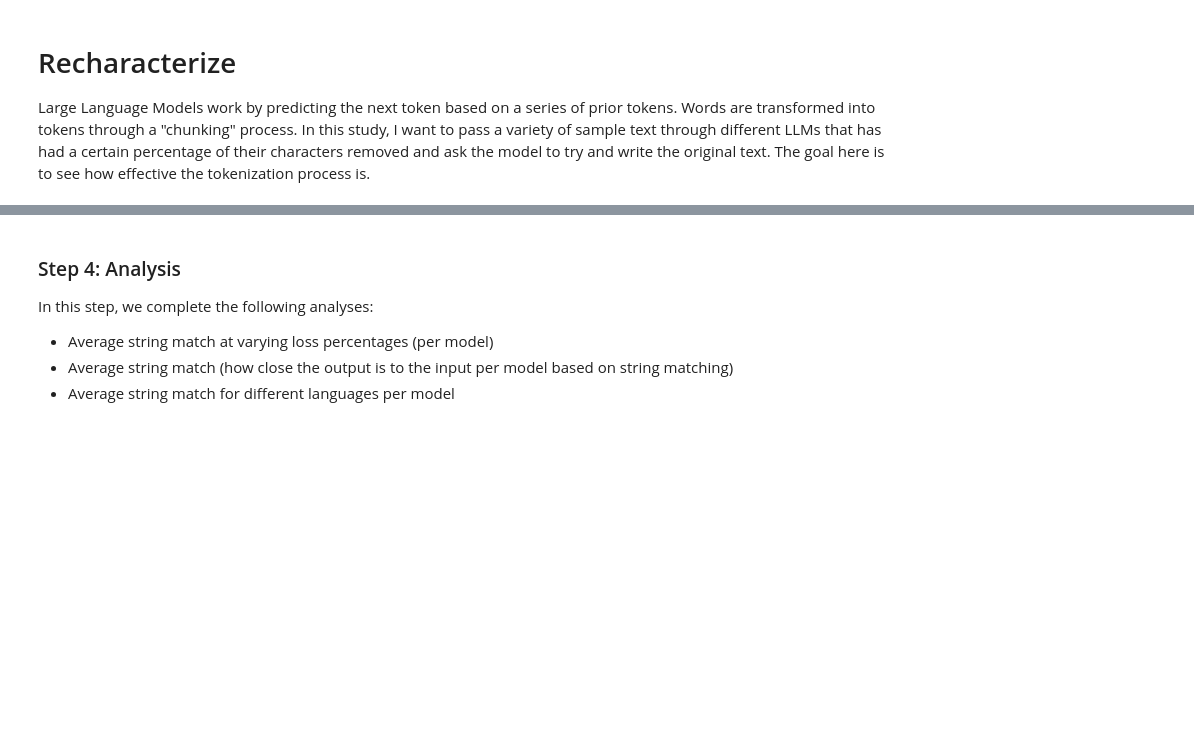
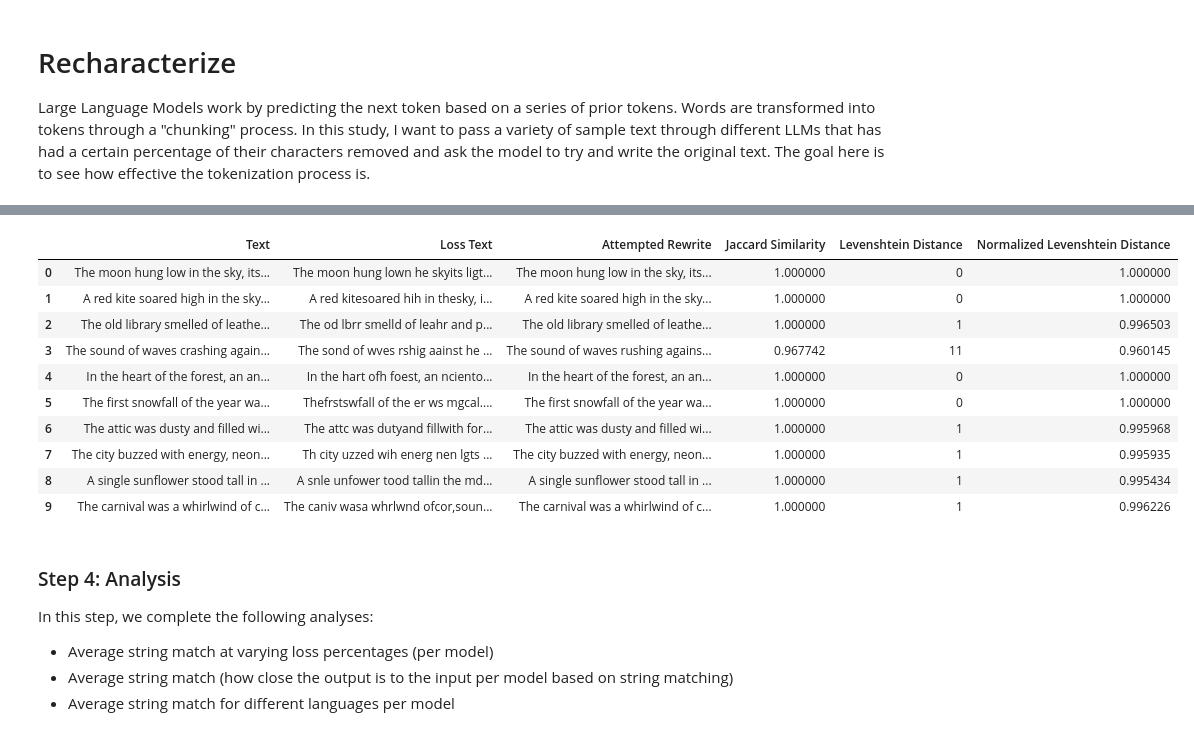
Before and after one commit to callahan2500/recharacterize, a Jupyter notebook: analysis.ipynb, the cells around one changed output, grey strips where cells are left out. Drawn from its saved outputs; the diff is of its cells as text; code cells hidden in the pictures; blank space fills up the shorter version.

```diff
--- a/analysis.ipynb
+++ b/analysis.ipynb
@@ -119,3 +506,17 @@ KeyboardInterrupt:
+# %%
+test_character_loss_anthropic
+# %% [output]
+|  | Text | Loss Text | Attempted Rewrite | Jaccard Similarity | Levenshtein Distance | Normalized Levenshtein Distance |
+| 0 | The moon hung low in the sky, its... | The moon hung lown he skyits ligt... | The moon hung low in the sky, its... | 1.000000 | 0 | 1.000000 |
+| 1 | A red kite soared high in the sky... | A red kitesoared hih in thesky, i... | A red kite soared high in the sky... | 1.000000 | 0 | 1.000000 |
+| 2 | The old library smelled of leathe... | The od lbrr smelld of leahr and p... | The old library smelled of leathe... | 1.000000 | 1 | 0.996503 |
+| 3 | The sound of waves crashing again... | The sond of wves rshig aainst he ... | The sound of waves rushing agains... | 0.967742 | 11 | 0.960145 |
+| 4 | In the heart of the forest, an an... | In the hart ofh foest, an nciento... | In the heart of the forest, an an... | 1.000000 | 0 | 1.000000 |
+| 5 | The first snowfall of the year wa... | Thefrstswfall of the er ws mgcal.... | The first snowfall of the year wa... | 1.000000 | 0 | 1.000000 |
+| 6 | The attic was dusty and filled wi... | The attc was dutyand fillwith for... | The attic was dusty and filled wi... | 1.000000 | 1 | 0.995968 |
+| 7 | The city buzzed with energy, neon... | Th city uzzed wih energ nen lgts ... | The city buzzed with energy, neon... | 1.000000 | 1 | 0.995935 |
+| 8 | A single sunflower stood tall in ... | A snle unfower tood tallin the md... | A single sunflower stood tall in ... | 1.000000 | 1 | 0.995434 |
+| 9 | The carnival was a whirlwind of c... | The caniv wasa whrlwnd ofcor,soun... | The carnival was a whirlwind of c... | 1.000000 | 1 | 0.996226 |
 # %% [markdown]
 ### Step 4: Analysis
 
```
Also changed, not shown: parts of 29 cells of this notebook, 5 other files.
